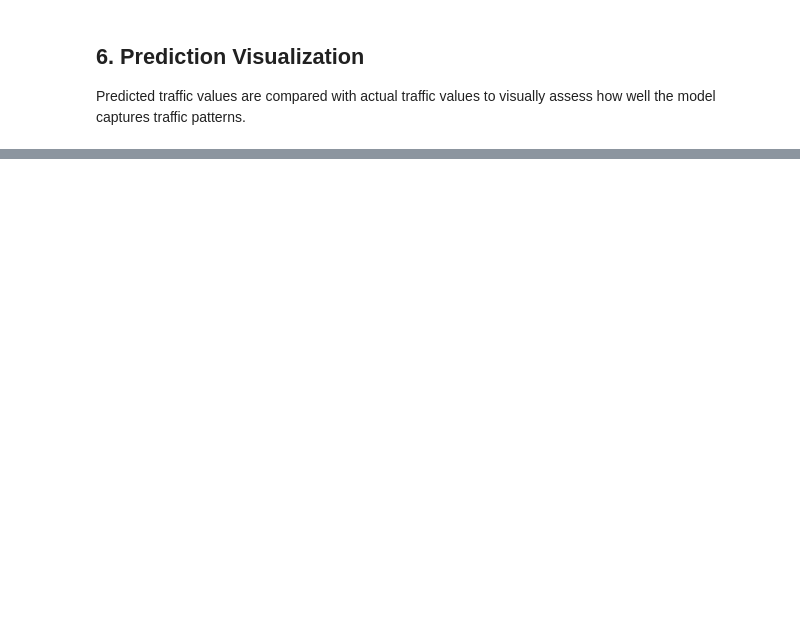
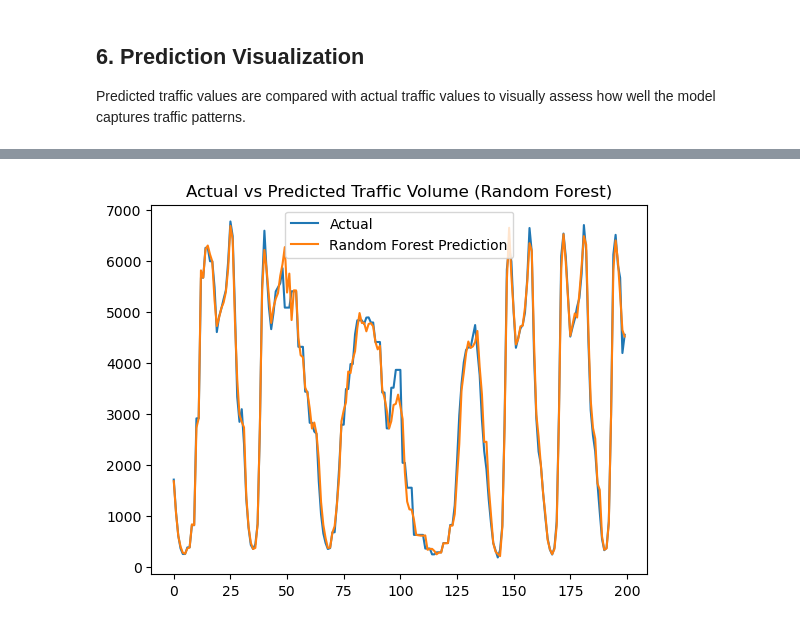
Before and after one commit to HardikaKhare/traffic-volume-prediction, a Jupyter notebook: notebooks/Traffic_prediction_model.ipynb, the cells around one changed output, grey strips where cells are left out. Saved outputs shown, nothing was run; the diff lists cells and outputs as text; code cells hidden in the pictures; blank space fills up the shorter version.

```diff
--- a/notebooks/Traffic_prediction_model.ipynb
+++ b/notebooks/Traffic_prediction_model.ipynb
@@ -209,3 +177,7 @@ comparison.head()
+# %%
+rf = RandomForestRegressor(n_estimators=100, random_state=50)
+rf.fit(X_train, y_train)
+rf_pred = rf.predict(X_test)
 # %% [markdown]
 ## 5. Model Evaluation
 Model performance is evaluated using Mean Absolute Error (MAE) and Root Mean Squared Error (RMSE) to measure prediction accuracy.
@@ -232,0 +221,9 @@ plt.show()
+# %%
+plt.figure()
+plt.plot(comparison_rf["Actual"].values[:200], label="Actual")
+plt.plot(comparison_rf["Predicted_RF"].values[:200], label="Random Forest Prediction")
+plt.legend()
+plt.title("Actual vs Predicted Traffic Volume (Random Forest)")
+plt.show()
+# %% [output]
+[figure, added]
```
Also changed, not shown: parts of 14 cells of this notebook, 2 other files.
